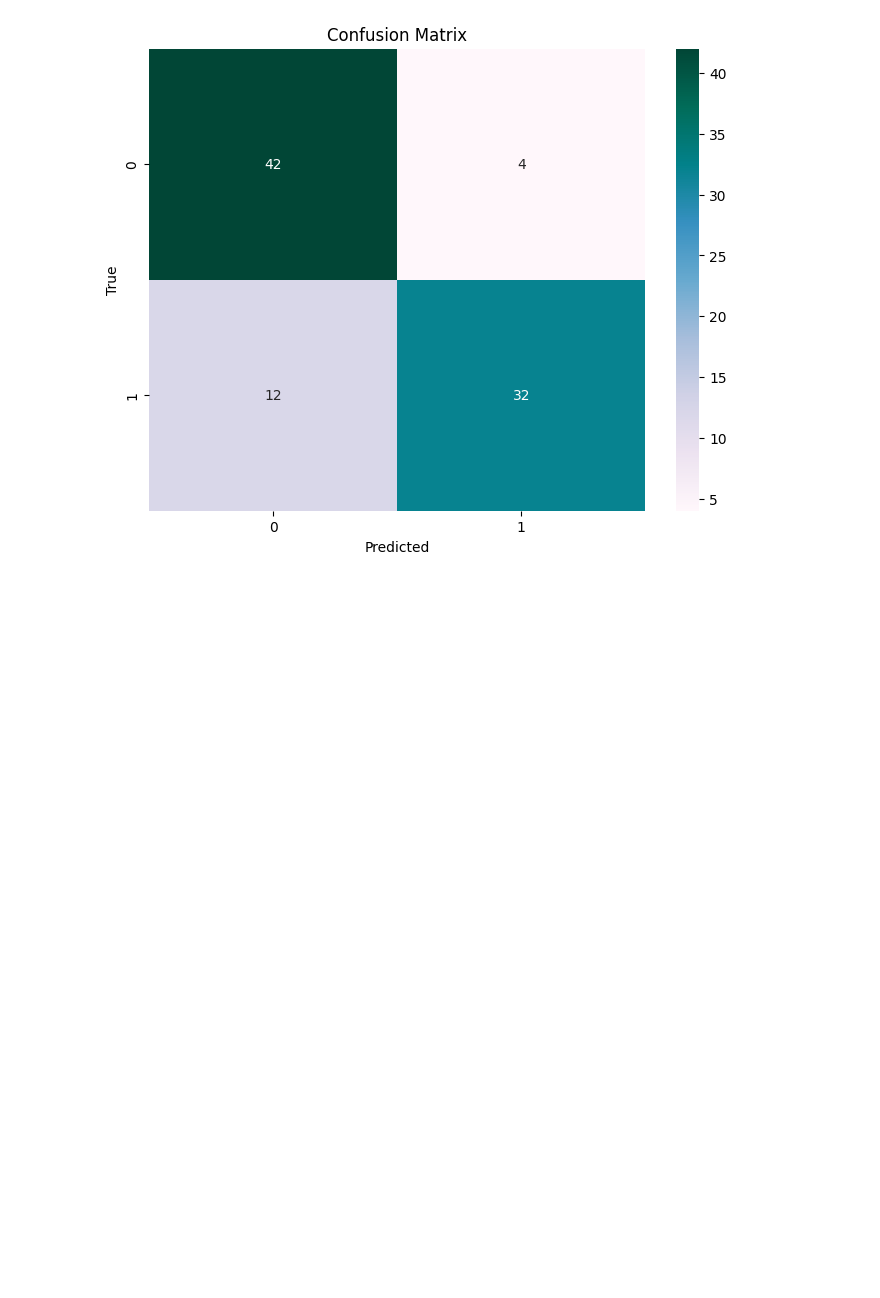
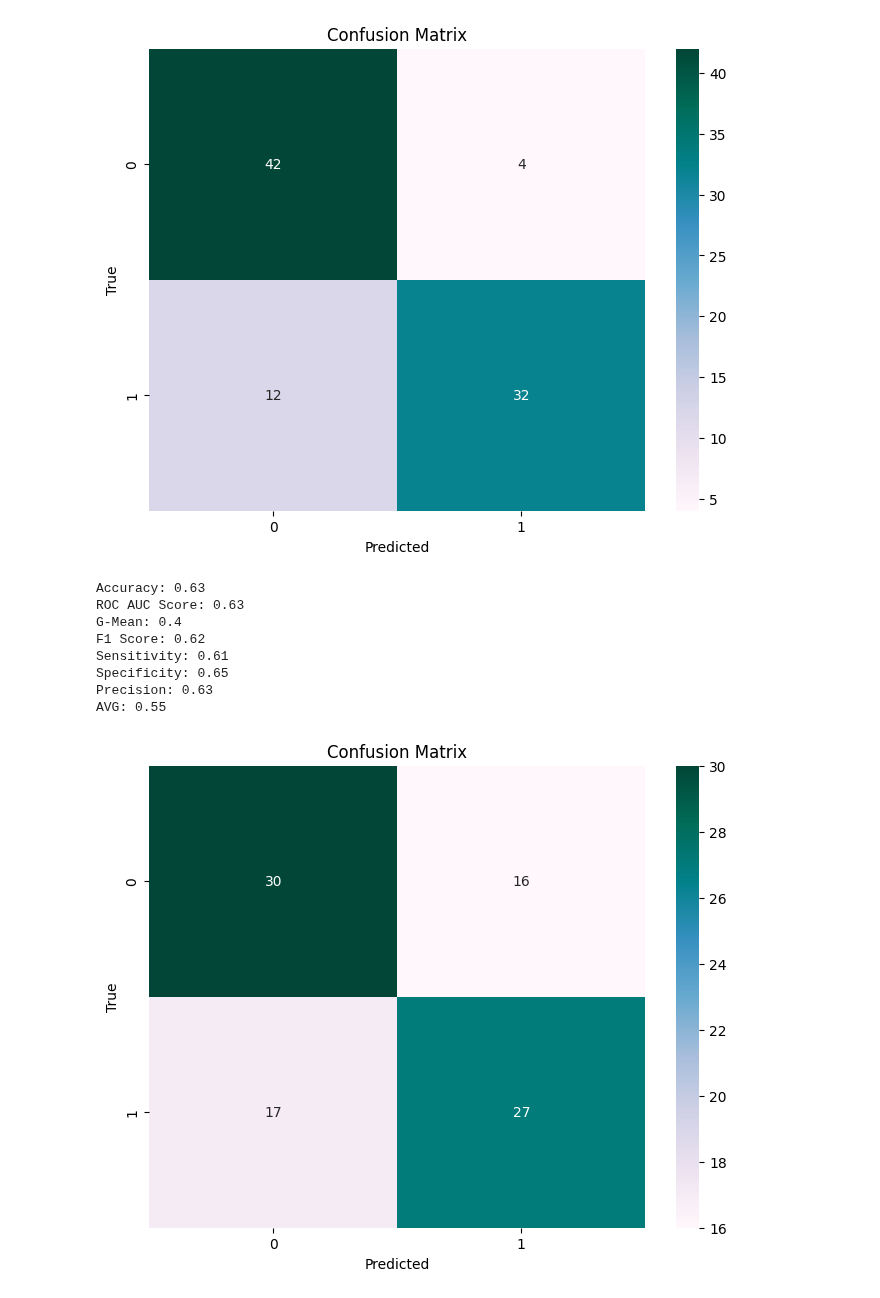
Before and after one commit to MrDomian/Heart-Disease-Risk-Prediction, a Jupyter notebook: Machine learning.ipynb, the cells around one changed output. Saved outputs shown, nothing was run; the diff lists cells and outputs as text; code cells hidden in the pictures; blank space fills up the shorter version.

```diff
--- a/Machine learning.ipynb
+++ b/Machine learning.ipynb
@@ -195,3 +195,22 @@ Specificity: 0.91
 Precision: 0.89
 AVG: 0.76
 [figure]
+# %%
+from sklearn.neighbors import KNeighborsClassifier
+
+model = KNeighborsClassifier()
+
+y_pred = train_model(model, X_train, X_test, y_train)
+results, conf_matrix = generate_results(y_pred, y_test)
+display_results(results)
+display_confusion_matrix(conf_matrix)
+# %% [output]
+Accuracy: 0.63
+ROC AUC Score: 0.63
+G-Mean: 0.4
+F1 Score: 0.62
+Sensitivity: 0.61
+Specificity: 0.65
+Precision: 0.63
+AVG: 0.55
+[figure, added]
```
Also changed, not shown: parts of 3 cells of this notebook.
